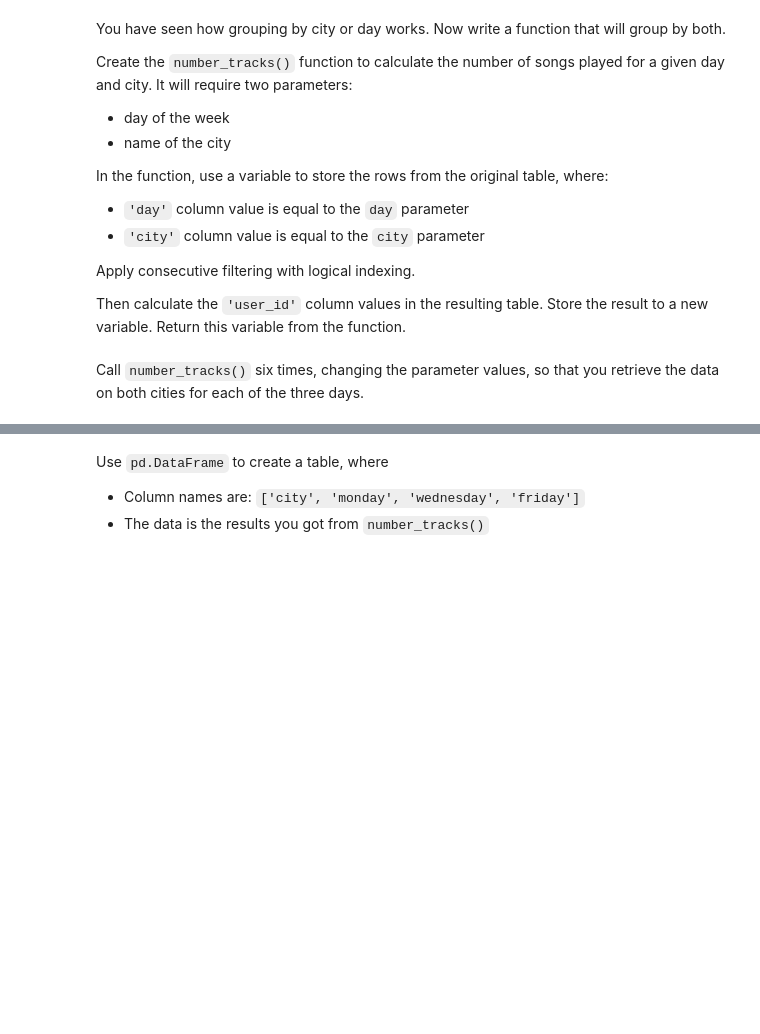
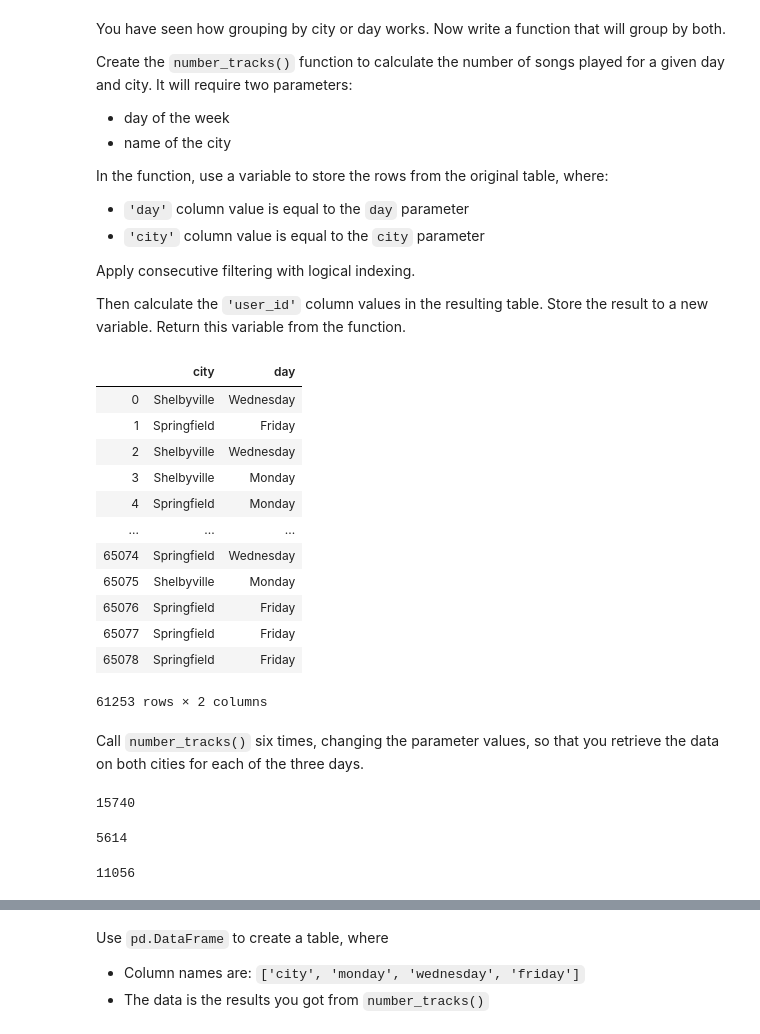
Before and after one commit to andrewyhchan994/MyPortfolio, a Jupyter notebook: Yandex Practicum/FirstProjectAssignment.ipynb, the cells around one changed output, grey strips where cells are left out. Drawn from its saved outputs; the diff is of its cells as text; code cells hidden in the pictures; blank space fills up the shorter version.

```diff
--- a/Yandex Practicum/FirstProjectAssignment.ipynb
+++ b/Yandex Practicum/FirstProjectAssignment.ipynb
@@ -453,6 +396,22 @@ In the function, use a variable to store the rows from the original table, where
 Apply consecutive filtering with logical indexing.
 
 Then calculate the `'user_id'` column values in the resulting table. Store the result to a new variable. Return this variable from the function.
+# %%
+df[['city', 'day']]
+# %% [output]
+|  | city | day |
+| 0 | Shelbyville | Wednesday |
+| 1 | Springfield | Friday |
+| 2 | Shelbyville | Wednesday |
+| 3 | Shelbyville | Monday |
+| 4 | Springfield | Monday |
+| ... | ... | ... |
+| 65074 | Springfield | Wednesday |
+| 65075 | Shelbyville | Monday |
+| 65076 | Springfield | Friday |
+| 65077 | Springfield | Friday |
+| 65078 | Springfield | Friday |
+61253 rows × 2 columns
 # %%
 # <creating the function number_tracks()>
 # We'll declare a function with two parameters: day=, city=.
@@ -474,9 +440,18 @@ Then calculate the `'user_id'` column values in the resulting table. Store the r
 Call `number_tracks()` six times, changing the parameter values, so that you retrieve the data on both cities for each of the three days.
 # %%
 # the number of songs played in Springfield on Monday
+print(number_tracks('Monday', 'Springfield'))
+# %% [output]
+15740
 # %%
 # the number of songs played in Shelbyville on Monday
+print(number_tracks('Monday', 'Shelbyville'))
+# %% [output]
+5614
 # %%
 # the number of songs played in Springfield on Wednesday
+print(number_tracks('Wednesday', 'Springfield'))
+# %% [output]
+11056
 # %%
 # the number of songs played in Shelbyville on Wednesday
```
Also changed, not shown: parts of 25 cells of this notebook, 5 other files.
